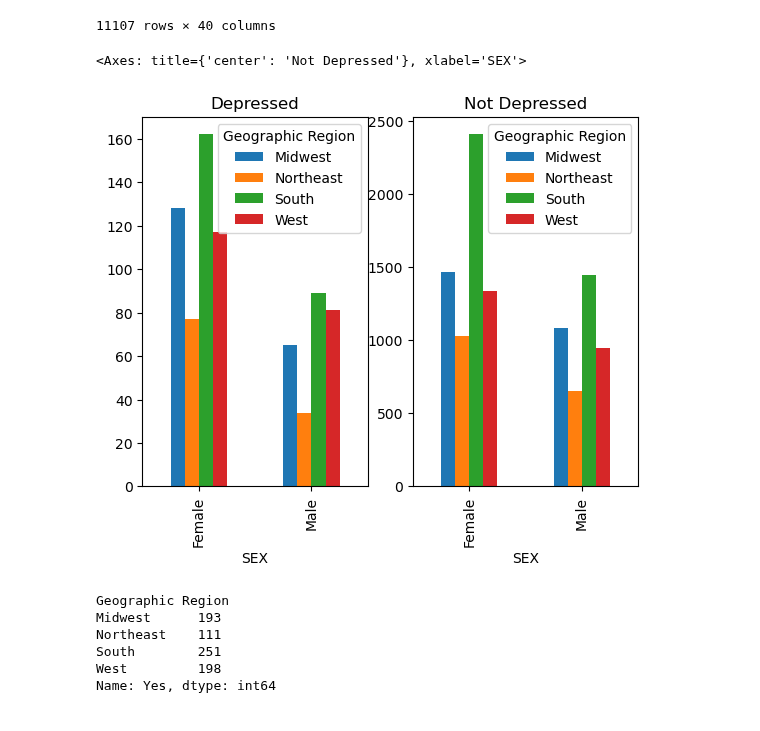
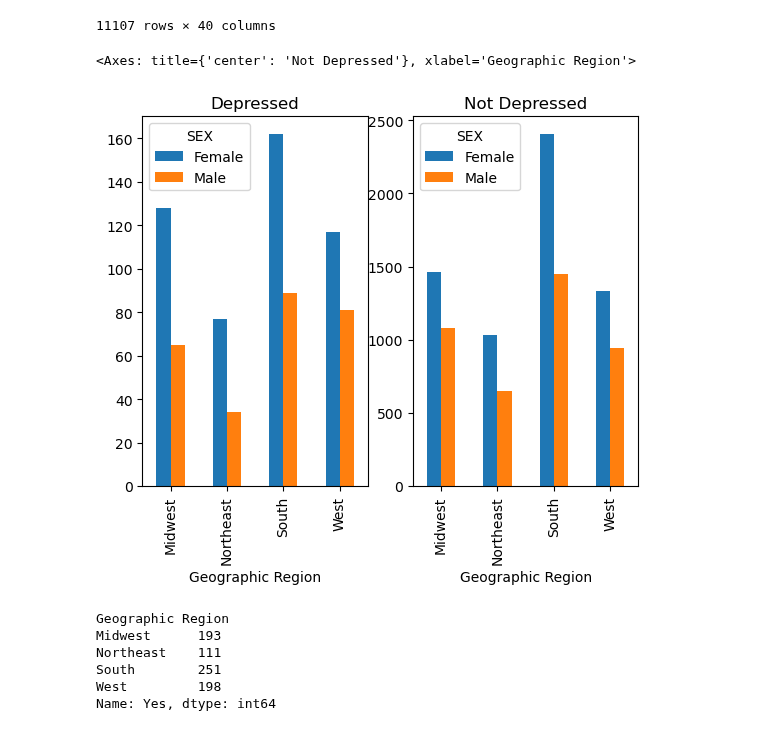
Before and after one commit to ShipraGupta16/Project_1, a Jupyter notebook: cdc_codes.ipynb, the cells around one changed output. Saved outputs shown, nothing was run; the diff lists cells and outputs as text; code cells hidden in the pictures.

Commit message:
bar chart modification

```diff
--- a/cdc_codes.ipynb
+++ b/cdc_codes.ipynb
@@ -249,13 +245,0 @@ bar_df = anx_df[['Suffering from Dep/Anx','Geographic Region','SEX']]
-# %%
-# Plot the columns in a Bar chart to see the relationship between: Region, Sex, and Yes or No Depressed population
-fig,ax = plt.subplots(1,2)
-
-bar_df.loc[bar_df['Suffering from Dep/Anx'] == 'Yes'].groupby('Geographic Region')['SEX']\
-                      .value_counts().unstack().T.plot.bar( ax=ax[0], title= 'Depressed' )
-
-
-bar_df.loc[bar_df['Suffering from Dep/Anx'] == 'No'].groupby('Geographic Region')['SEX']\
-                      .value_counts().unstack().T.plot.bar( ax=ax[1], title='Not Depressed')
-# %% [output]
-<Axes: title={'center': 'Not Depressed'}, xlabel='SEX'>
-[figure, removed]
@@ -262,3 +249,17 @@ bar_df.loc[bar_df['Suffering from Dep/Anx'] == 'No'].groupby('Geographic Region'
+# %%
+# Group
+
+fig,ax = plt.subplots(1,2)
+
+bar_df.loc[bar_df['Suffering from Dep/Anx'] == 'Yes'].groupby('SEX')['Geographic Region']\
+                      .value_counts().unstack().T.plot.bar( ax=ax[0], title= 'Depressed' )
+
+
+bar_df.loc[bar_df['Suffering from Dep/Anx'] == 'No'].groupby('SEX')['Geographic Region']\
+                      .value_counts().unstack().T.plot.bar( ax=ax[1], title='Not Depressed')
+# %% [output]
+<Axes: title={'center': 'Not Depressed'}, xlabel='Geographic Region'>
+[figure, added]
 # %%
 # Count 'Yes' and 'No' from Suffering from Dep/Anx column
 count_df = anx_df.groupby(['Geographic Region','Suffering from Dep/Anx'])['SEX'].count().unstack()
```
Also changed, not shown: parts of 2 cells of this notebook.
